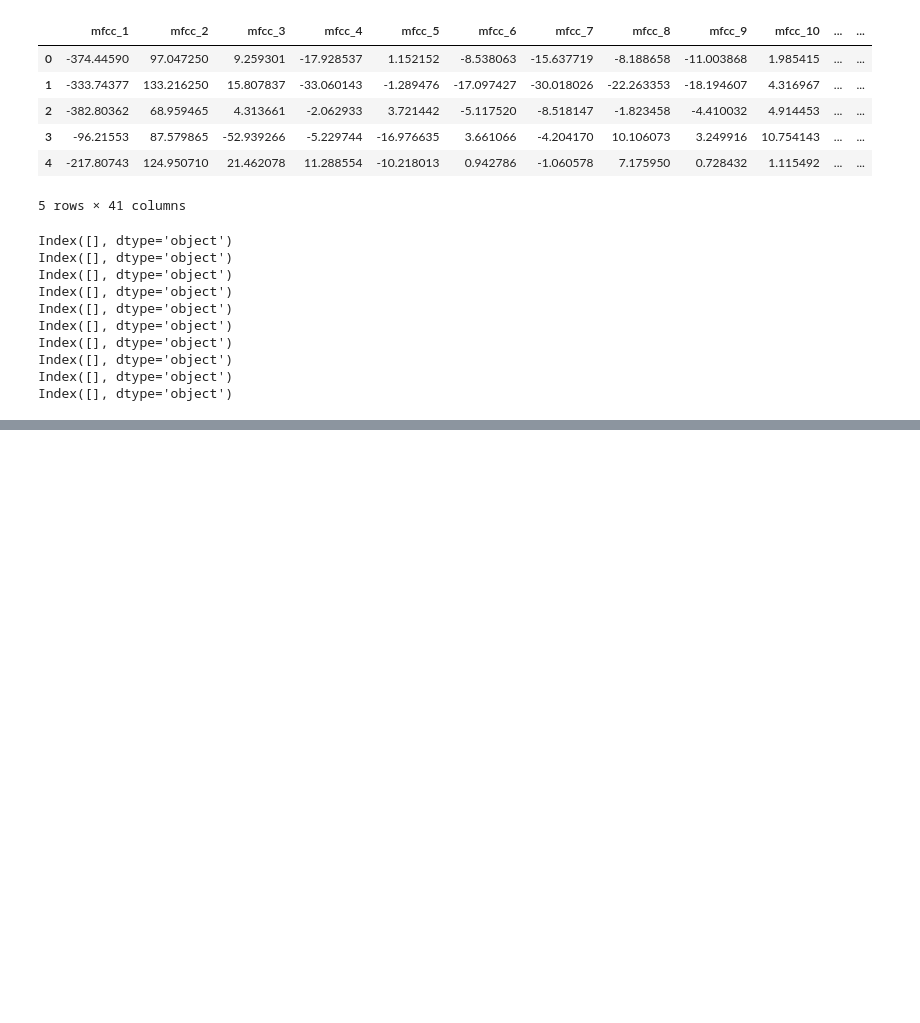
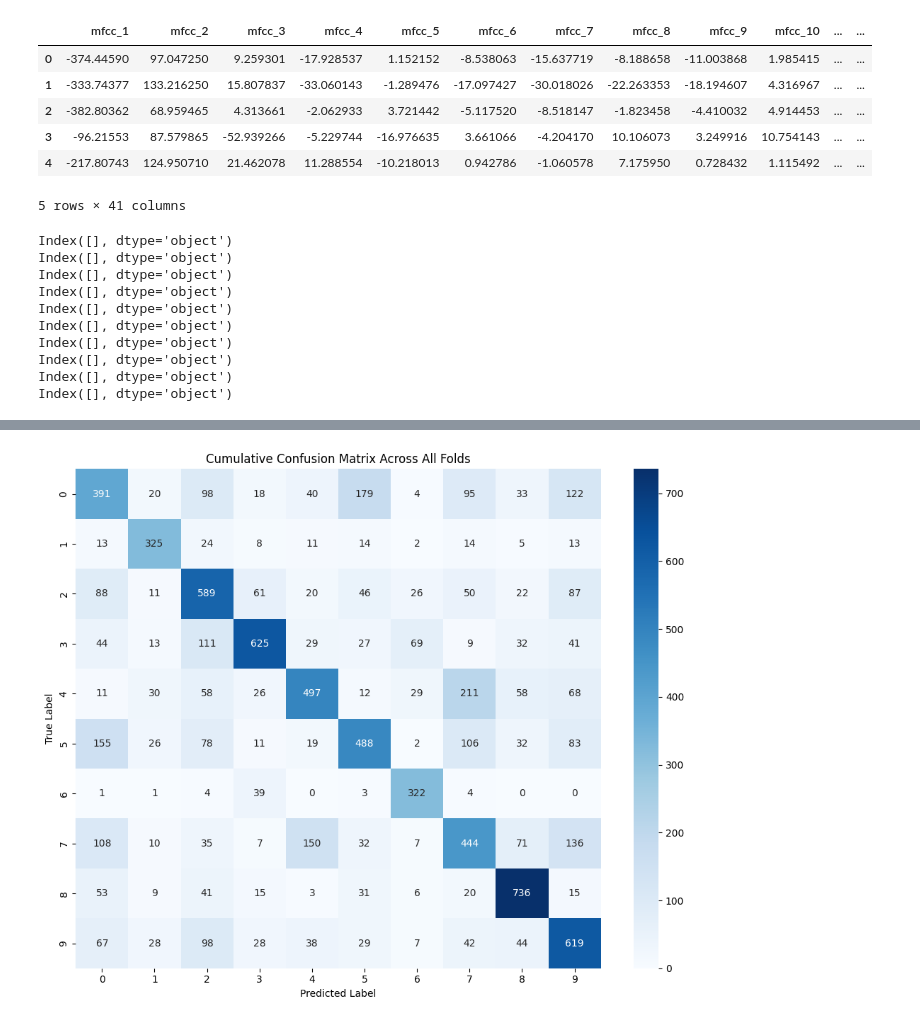
Before and after one commit to dimibo252/Urban-Sound-Classification, a Jupyter notebook: trabalho.ipynb, the cells around one changed output, grey strips where cells are left out. Cells and saved outputs as stored; diff of their text form; code cells hidden in the pictures; blank space fills up the shorter version.

```diff
--- a/trabalho.ipynb
+++ b/trabalho.ipynb
@@ -217,0 +194,31 @@ print(final_confusion_matrix)
+# %%
+def generate_folds_plots(test_fold,history,conf_matrix):
+    # Generate per-fold plots
+    fig, axes = plt.subplots(1, 3, figsize=(18, 5))
+    fig.suptitle(f"Fold {test_fold} Performance", fontsize=16)
+
+    # Plot accuracy
+    axes[0].plot(history.history['accuracy'], label="Train", color="blue")
+    axes[0].plot(history.history['val_accuracy'], label="Validation", color="orange")
+    axes[0].set_title("Model Accuracy")
+    axes[0].set_xlabel("Epoch")
+    axes[0].set_ylabel("Accuracy")
+    axes[0].legend()
+
+    # Plot loss
+    axes[1].plot(history.history['loss'], label="Train", color="blue")
+    axes[1].plot(history.history['val_loss'], label="Validation", color="orange")
+    axes[1].set_title("Model Loss")
+    axes[1].set_xlabel("Epoch")
+    axes[1].set_ylabel("Loss")
+    axes[1].legend()
+
+    # Plot confusion matrix
+    sns.heatmap(conf_matrix, annot=True, fmt='d', cmap='Blues', ax=axes[2])
+    axes[2].set_title("Confusion Matrix")
+    axes[2].set_xlabel("Predicted Label")
+    axes[2].set_ylabel("True Label")
+
+    # Adjust layout and save/show the plot
+    plt.tight_layout()
+    plt.show()
@@ -217,0 +337,12 @@ print(final_confusion_matrix)
+# %%
+# Plot the confusion matrix
+plt.figure(figsize=(10, 8))
+sns.heatmap(final_confusion_matrix, annot=True, fmt='d', cmap='Blues',
+            xticklabels=np.arange(num_classes), yticklabels=np.arange(num_classes))
+plt.title("Cumulative Confusion Matrix Across All Folds")
+plt.xlabel("Predicted Label")
+plt.ylabel("True Label")
+plt.tight_layout()
+plt.show()
+# %% [output]
+[figure, added]
```
Also changed, not shown: parts of 16 cells of this notebook.
